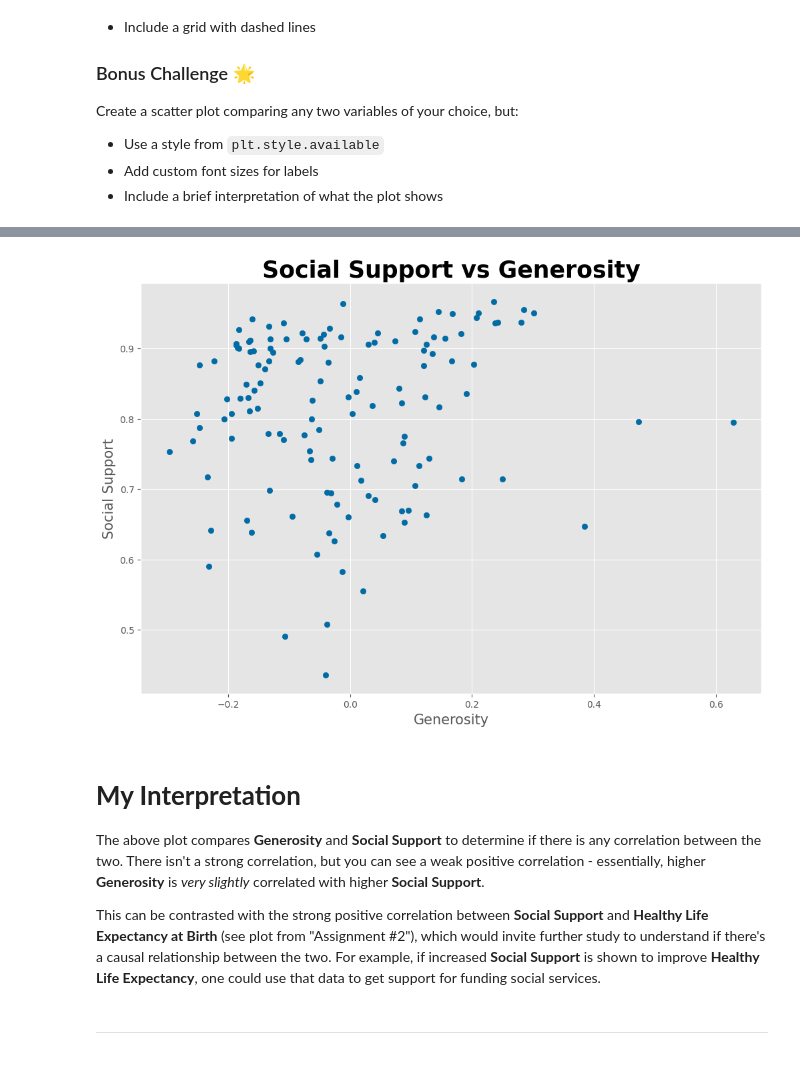
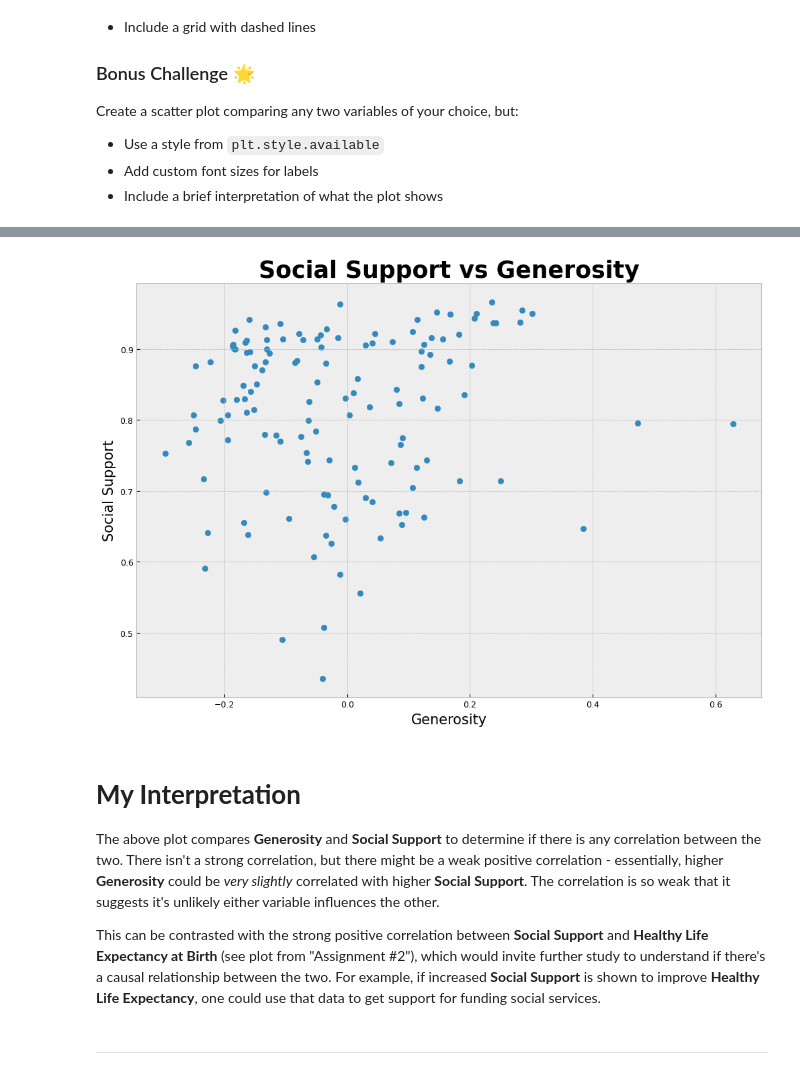
Before and after one commit to kjdatamc/Data110, a Jupyter notebook: KHatton_data110_week2_sp25.ipynb, the cells around one changed output, grey strips where cells are left out. Drawn from its saved outputs; the diff is of its cells as text; code cells hidden in the pictures.

```diff
--- a/KHatton_data110_week2_sp25.ipynb
+++ b/KHatton_data110_week2_sp25.ipynb
@@ -355,20 +355,22 @@ plt.show()
 # %%
 # Bonus Challenge
 
-plt.style.use('tableau-colorblind10')
+plt.style.use('bmh')
 
 plt.figure(figsize=(12,8))
 plt.scatter(df['Generosity'],df['Social support'])
 plt.xlabel('Generosity', fontsize=15)
 plt.ylabel('Social Support', fontsize=15)
 plt.title(" Social Support vs Generosity ", fontsize=25, fontweight='bold')
+plt.xticks(fontsize=9)
+plt.yticks(fontsize=9)
 plt.show()
 # %% [output]
-[figure, old version]
+[figure, new version]
 # %% [markdown]
 # **My Interpretation**
 
-The above plot compares **Generosity** and **Social Support** to determine if there is any correlation between the two. There isn't a strong correlation, but you can see a weak positive correlation - essentially, higher **Generosity** is *very slightly* correlated with higher **Social Support**.
+The above plot compares **Generosity** and **Social Support** to determine if there is any correlation between the two. There isn't a strong correlation, but there might be a weak positive correlation - essentially, higher **Generosity** could be *very slightly* correlated with higher **Social Support**. The correlation is so weak that it suggests it's unlikely either variable influences the other.
 
 This can be contrasted with the strong positive correlation between **Social Support** and **Healthy Life Expectancy at Birth** (see plot from "Assignment #2"), which would invite further study to understand if there's a causal relationship between the two. For example, if increased **Social Support** is shown to improve **Healthy Life Expectancy**, one could use that data to get support for funding social services.
 # %% [markdown]
```
Also changed, not shown: parts of 11 cells of this notebook.
